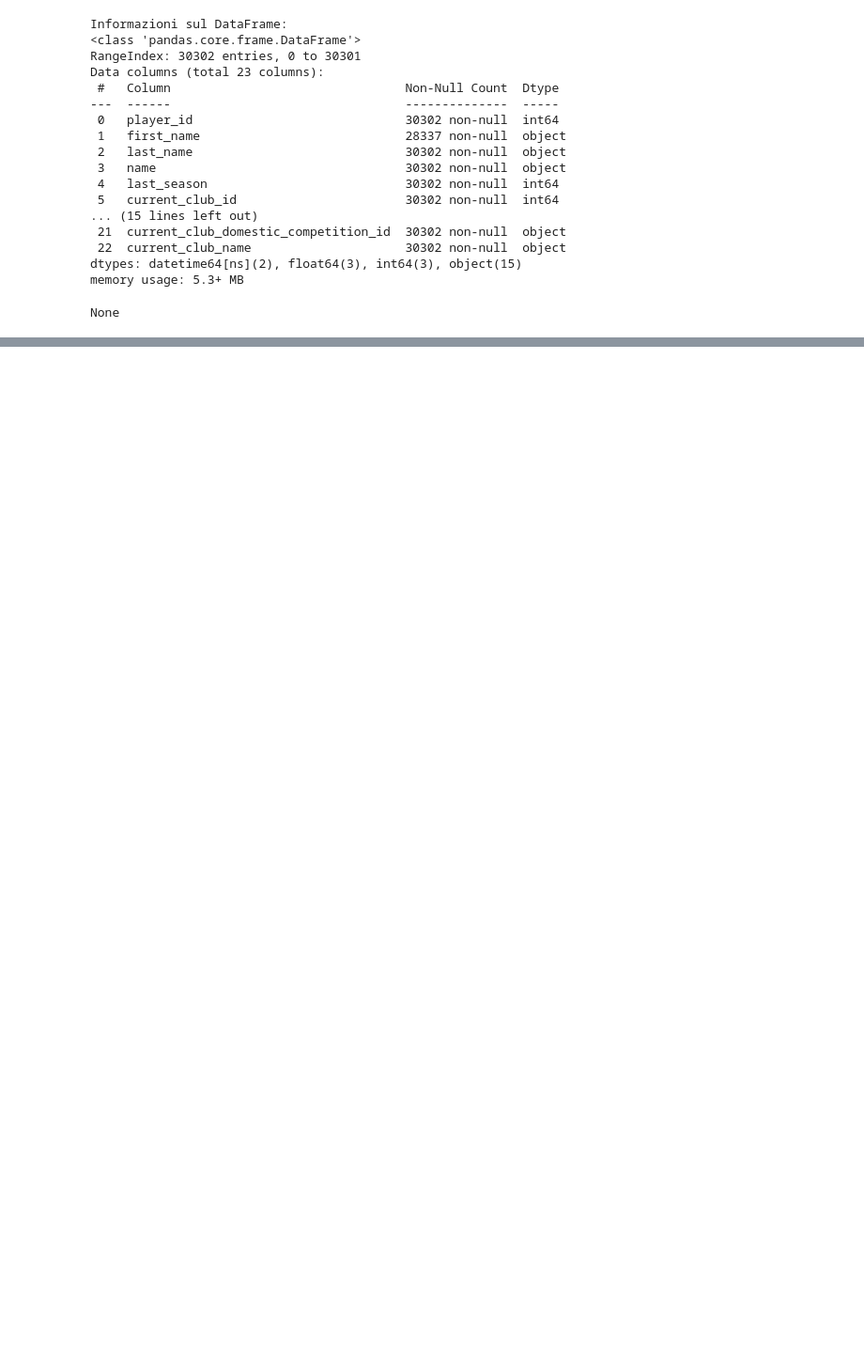
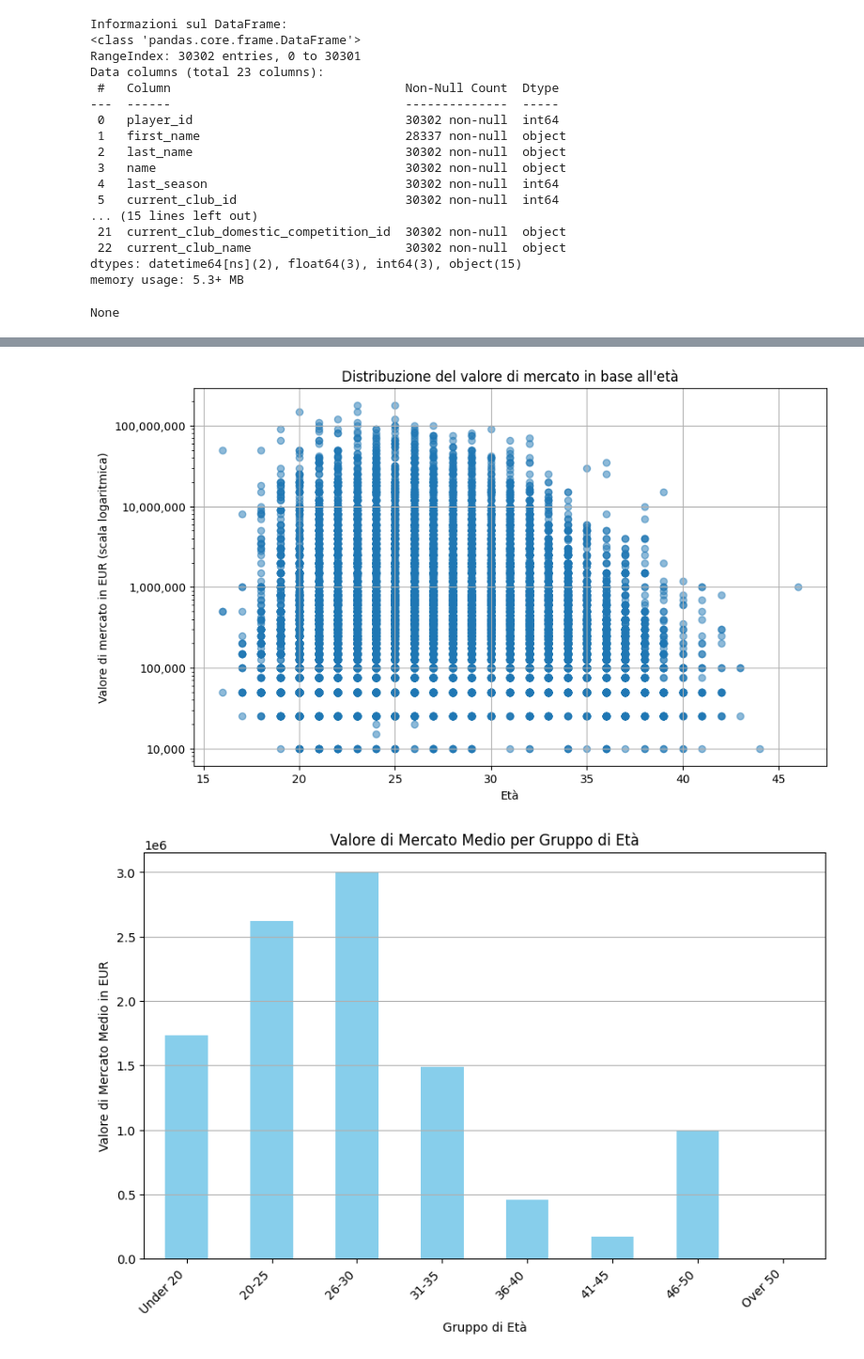
Before and after one commit to BonincontroL/IumTweb_project, a Jupyter notebook: solution/DataAnalysis/JupyterNotebooks/players.ipynb, the cells around one changed output, grey strips where cells are left out. Shown at 94% size. Cells and saved outputs as stored; diff of their text form; code cells hidden in the pictures; blank space fills up the shorter version.

Commit message:
test analisi dati su players.ipynb

```diff
--- a/solution/DataAnalysis/JupyterNotebooks/players.ipynb
+++ b/solution/DataAnalysis/JupyterNotebooks/players.ipynb
@@ -159,0 +284,48 @@ plt.show()
+# %%
+#conversione della colonna 'date_of_birth' in tipo datetime
+players_df['date_of_birth'] = pd.to_datetime(players_df['date_of_birth'])
+
+# l'età dei giocatori
+players_df['age'] = (pd.Timestamp.now() - players_df['date_of_birth']).dt.days // 365
+
+#grafico a dispersione
+plt.figure(figsize=(10, 6))
+plt.scatter(players_df['age'], players_df['market_value_in_eur'], alpha=0.5)
+plt.xlabel('Età')
+plt.ylabel('Valore di mercato in EUR (scala logaritmica)')
+plt.title('Distribuzione del valore di mercato in base all\'età')
+plt.grid(True)
+
+#scala logaritmica sull'asse y per rendere i valori di mercato più comprensibili
+plt.yscale('log')
+
+# formattazione tick dell'asse y per rappresentare i valori in modo più comprensibile
+plt.gca().yaxis.set_major_formatter(ticker.FuncFormatter(lambda x, _: '{:,.0f}'.format(x)))
+
+plt.show()
+
+################################################################################à
+
+#intervalli di età
+age_bins = [0, 20, 25, 30, 35, 40, 45, 50, float('inf')]
+age_labels = ['Under 20', '20-25', '26-30', '31-35', '36-40', '41-45', '46-50', 'Over 50']
+
+# assegna a ciascun giocatore un intervallo di età
+players_df['age_group'] = pd.cut(players_df['age'], bins=age_bins, labels=age_labels, right=False)
+
+# valore medio di mercato per ciascun gruppo di età
+market_value_mean = players_df.groupby('age_group', observed=False)['market_value_in_eur'].mean()
+
+#grafico a barre
+plt.figure(figsize=(10, 6))
+market_value_mean.plot(kind='bar', color='skyblue')
+plt.xlabel('Gruppo di Età')
+plt.ylabel('Valore di Mercato Medio in EUR')
+plt.title('Valore di Mercato Medio per Gruppo di Età')
+plt.xticks(rotation=45, ha='right')
+plt.grid(axis='y')
+
+plt.show()
+# %% [output]
+[figure, added]
+[figure, added]
```
Also changed, not shown: parts of 12 cells of this notebook.
